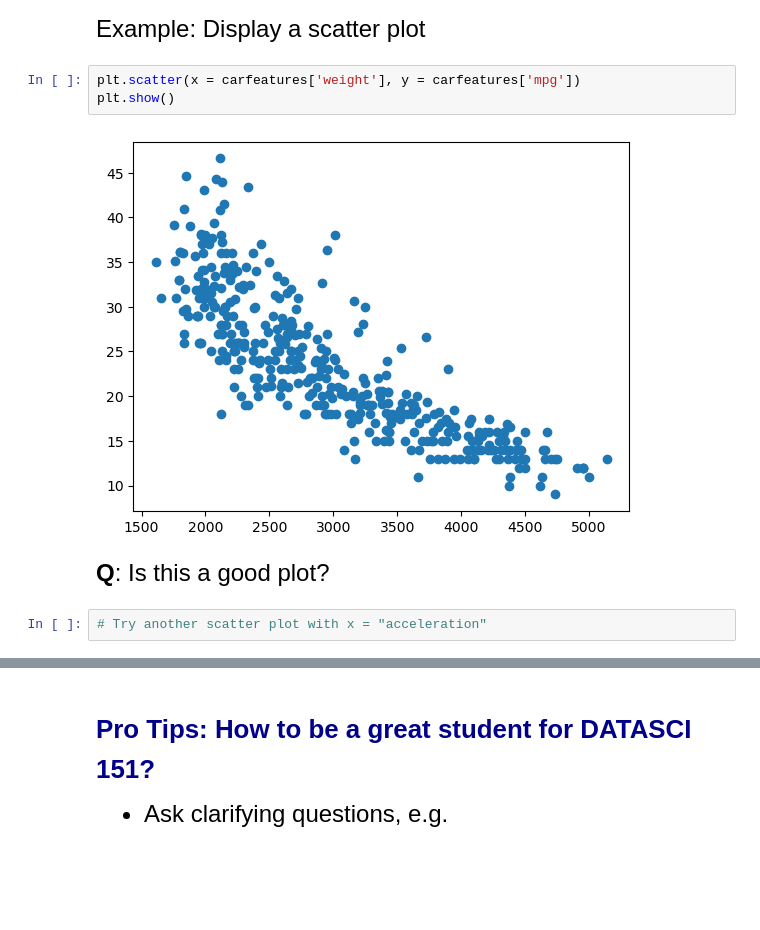
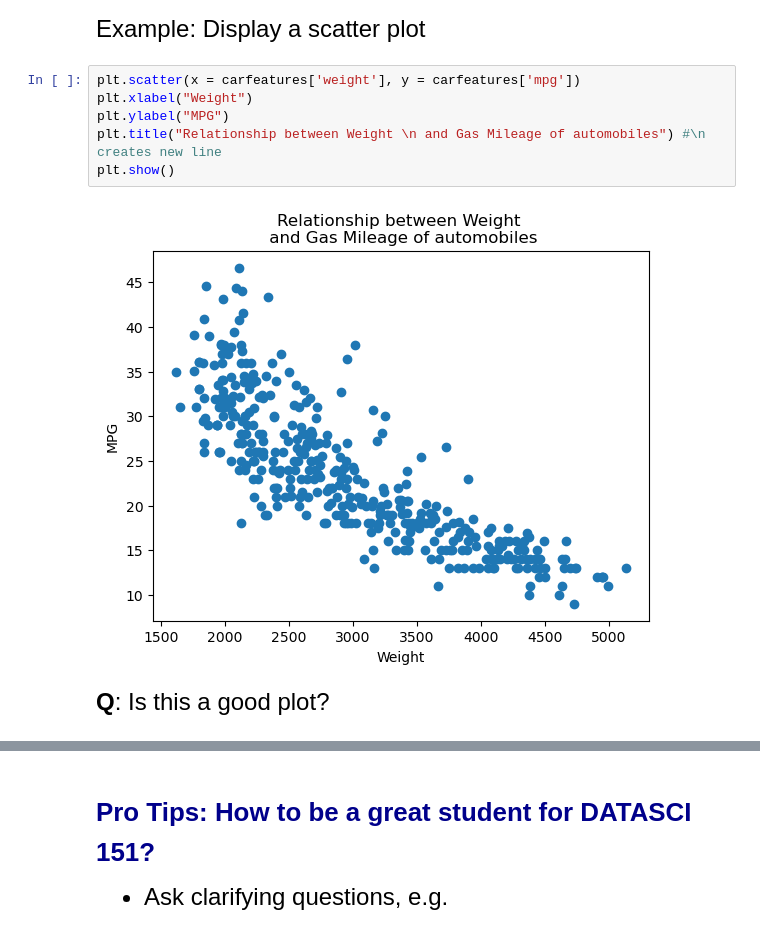
Before and after one commit to wkdduswo/datasci151spring2026, a Jupyter notebook: lecture_02/lecture_02 copy.ipynb, the cells around one changed output, grey strips where cells are left out. Saved outputs shown, nothing was run; the diff lists cells and outputs as text; blank space fills up the shorter version.

```diff
--- a/lecture_02/lecture_02 copy.ipynb
+++ b/lecture_02/lecture_02 copy.ipynb
@@ -407,12 +360,13 @@ display(carfeatures.describe(percentiles=[.33, .66]))
 Example: Display a scatter plot
 # %%
 plt.scatter(x = carfeatures['weight'], y = carfeatures['mpg'])
+plt.xlabel("Weight")
+plt.ylabel("MPG")
+plt.title("Relationship between Weight \n and Gas Mileage of automobiles") #\n creates new line
 plt.show()
 # %% [output]
-[figure, old version]
+[figure, new version]
 # %% [markdown]
 <font size = "5">
 
 **Q**: Is this a good plot?
-# %%
-# Try another scatter plot with x = "acceleration"
```
Also changed, not shown: parts of 12 cells of this notebook.
